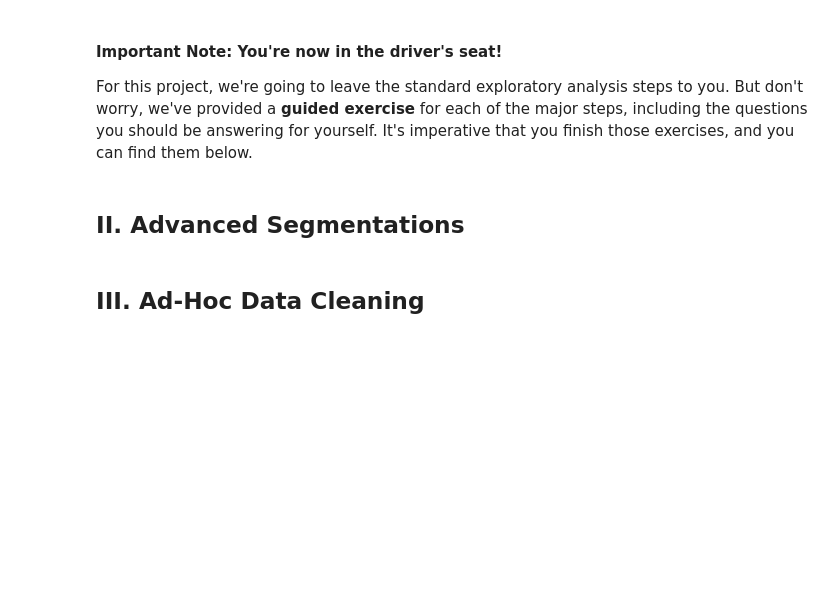
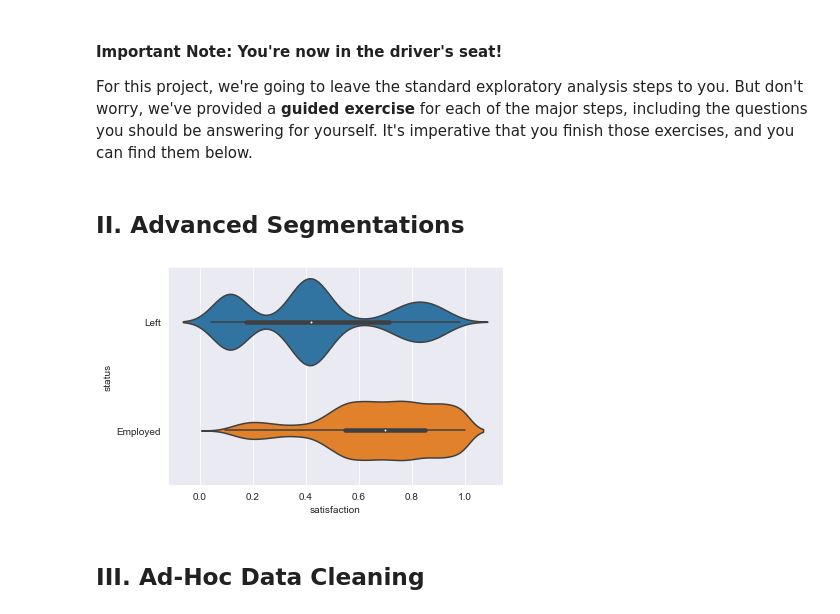
Before and after one commit to tundeiness/Chief-People-Officer, a Jupyter notebook: 1 - Workbook - Exploratory Analysis Plus.ipynb, the cells around one changed output. Cells and saved outputs as stored; diff of their text form; code cells hidden in the pictures; blank space fills up the shorter version.

Commit message:
import libraries
 plot a segementation of satisfation vs status using violin plot

```diff
--- a/1 - Workbook - Exploratory Analysis Plus.ipynb
+++ b/1 - Workbook - Exploratory Analysis Plus.ipynb
@@ -59,6 +59,13 @@ df = pd.read_csv('employee_data.csv')
 For this project, we're going to leave the standard exploratory analysis steps to you. But don't worry, we've provided a **guided exercise** for each of the major steps, including the questions you should be answering for yourself. It's imperative that you finish those exercises, and you can find them below.
 # %% [markdown]
 ## II. Advanced Segmentations
+# %%
+# plot a segementation of satisfation vs status using violin plot
+
+sns.violinplot(x='satisfaction', y='status', data=df)
+plt.show()
+# %% [output]
+[figure, added]
 # %% [markdown]
 ## III. Ad-Hoc Data Cleaning
 # %% [markdown]
```
